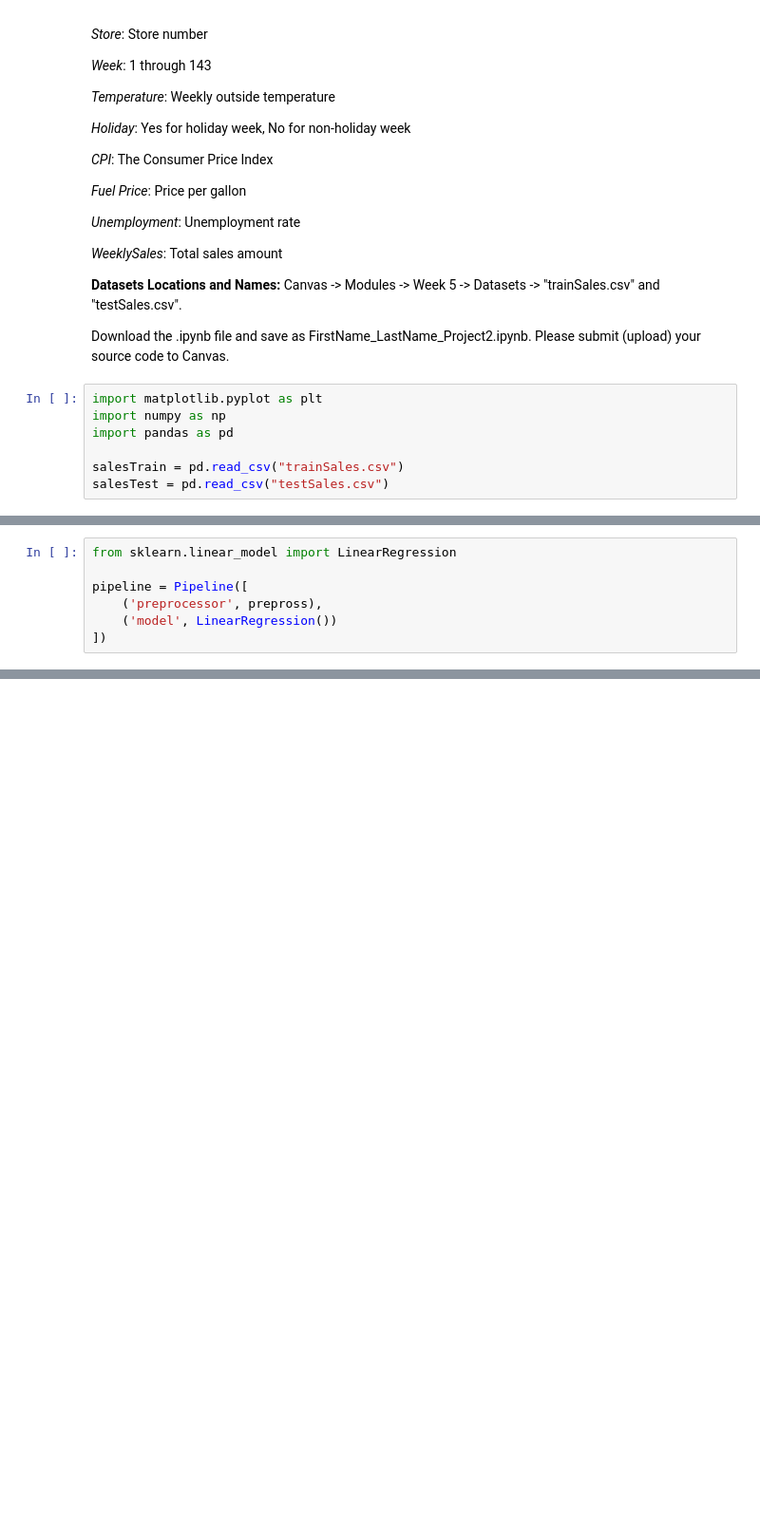
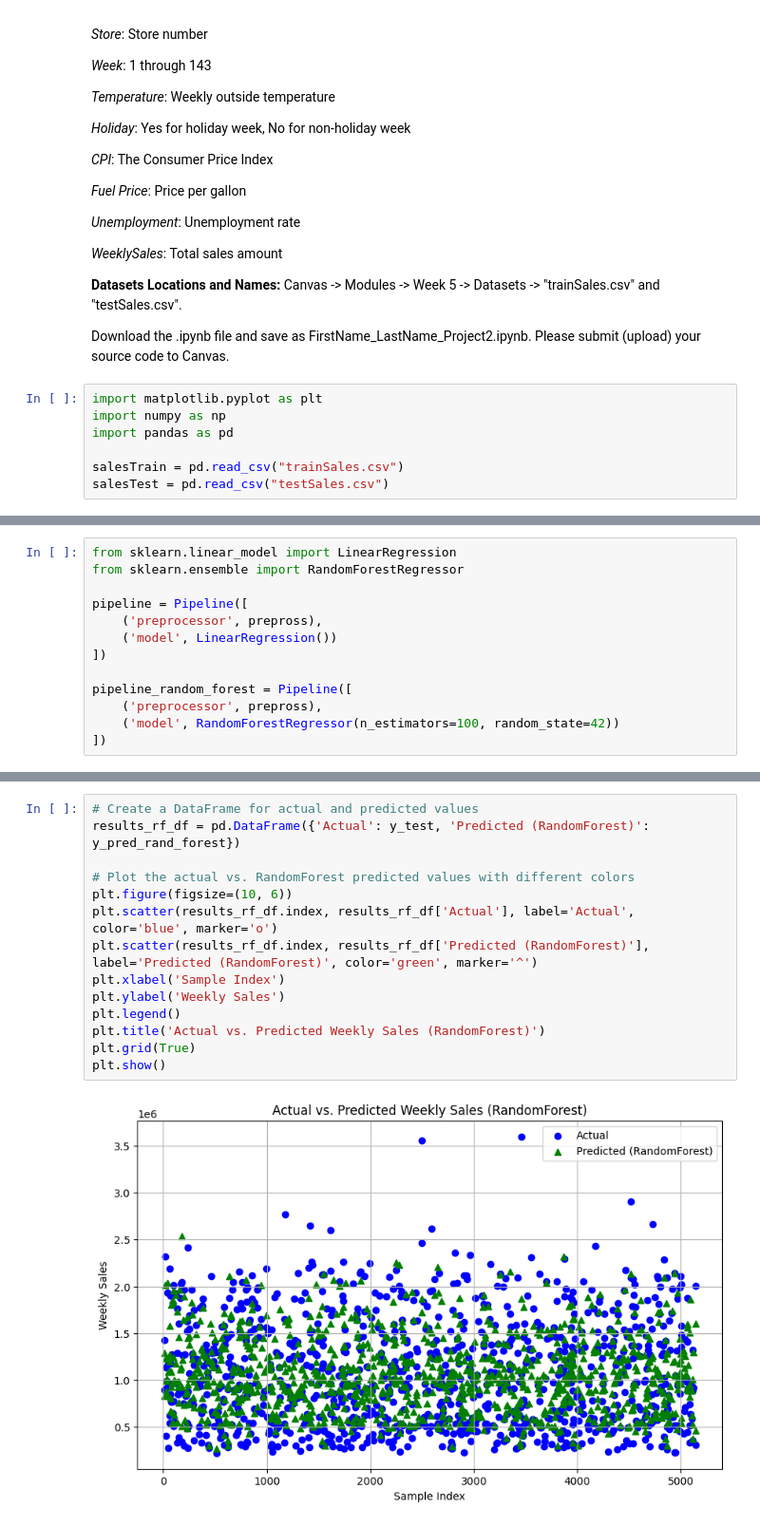
Before and after one commit to GabeALopez/machine-learning-projects, a Jupyter notebook: project2/Gabriel_Lopez_Project2.ipynb, the cells around one changed output, grey strips where cells are left out. Shown at 95% size. Drawn from its saved outputs; the diff is of its cells as text; blank space fills up the shorter version.

Commit message:
Added another regression model

```diff
--- a/project2/Gabriel_Lopez_Project2.ipynb
+++ b/project2/Gabriel_Lopez_Project2.ipynb
@@ -95,11 +64,17 @@ prepross = ColumnTransformer(
 )
 # %%
 from sklearn.linear_model import LinearRegression
+from sklearn.ensemble import RandomForestRegressor
 
 pipeline = Pipeline([
     ('preprocessor', prepross),
     ('model', LinearRegression())
 ])
+
+pipeline_random_forest = Pipeline([
+    ('preprocessor', prepross),
+    ('model', RandomForestRegressor(n_estimators=100, random_state=42))
+])
 # %%
 from sklearn.model_selection import train_test_split
 from sklearn.metrics import mean_squared_error, r2_score, mean_absolute_error
@@ -135,0 +133,16 @@ ValueError: continuous is not supported
+# %%
+# Create a DataFrame for actual and predicted values
+results_rf_df = pd.DataFrame({'Actual': y_test, 'Predicted (RandomForest)': y_pred_rand_forest})
+
+# Plot the actual vs. RandomForest predicted values with different colors
+plt.figure(figsize=(10, 6))
+plt.scatter(results_rf_df.index, results_rf_df['Actual'], label='Actual', color='blue', marker='o')
+plt.scatter(results_rf_df.index, results_rf_df['Predicted (RandomForest)'], label='Predicted (RandomForest)', color='green', marker='^')
+plt.xlabel('Sample Index')
+plt.ylabel('Weekly Sales')
+plt.legend()
+plt.title('Actual vs. Predicted Weekly Sales (RandomForest)')
+plt.grid(True)
+plt.show()
+# %% [output]
+[figure, added]
```
Also changed, not shown: parts of 6 cells of this notebook.
